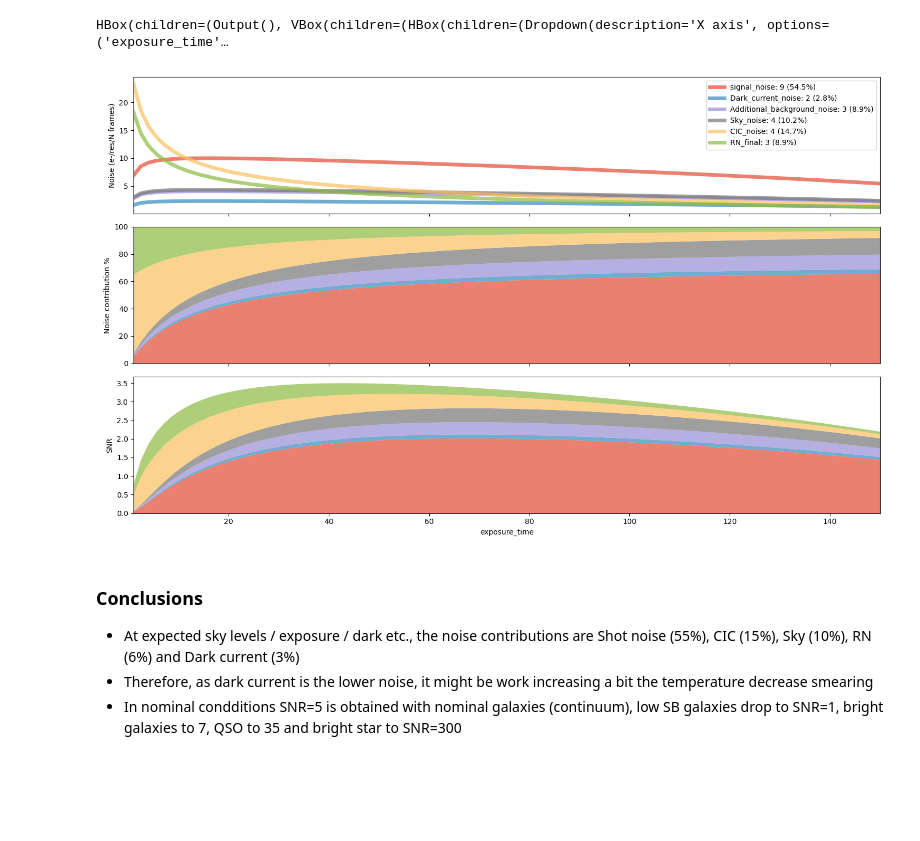
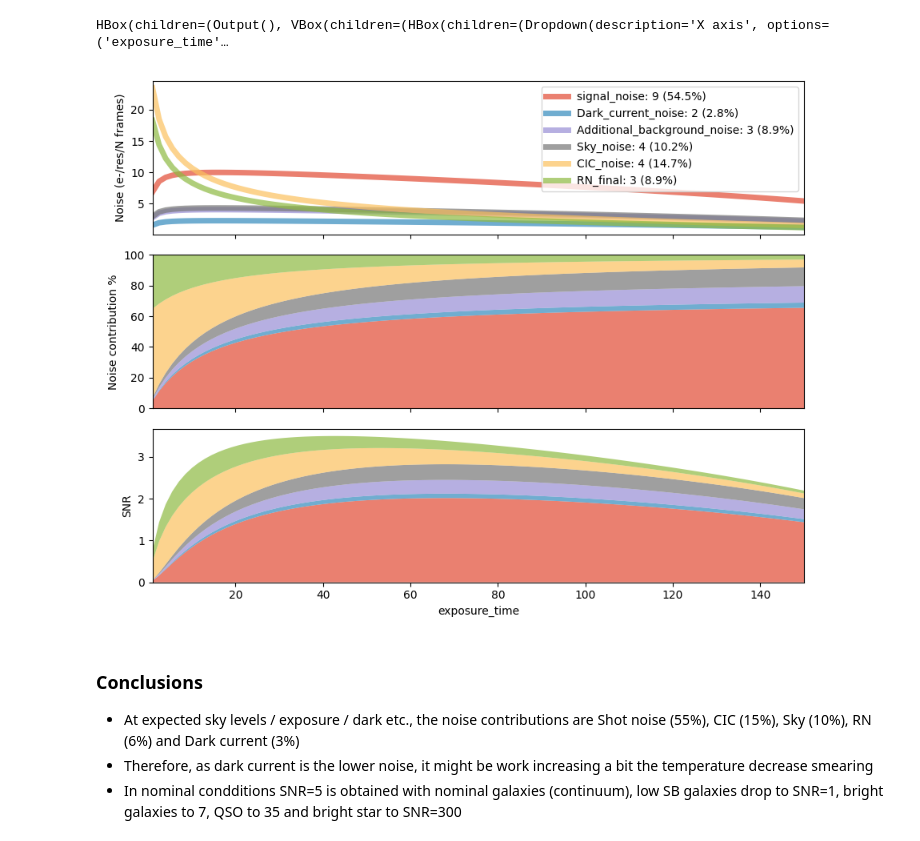
Before and after one commit to vpicouet/notebooks, a Jupyter notebook: ETC.ipynb, the cells around one changed output. Drawn from its saved outputs; the diff is of its cells as text; code cells hidden in the pictures; blank space fills up the shorter version.

```diff
--- a/ETC.ipynb
+++ b/ETC.ipynb
@@ -134,7 +134,7 @@ class Observation:
         # print(self.Signal_el)#RN=10ADU=45e-
         flux = self.Signal_el
         # sys.exit()
-        fig, (ax1, ax2) = plt.subplots(2,1,sharex=True,figsize=(10,6))
+        fig, (ax1, ax2) = plt.subplots(2,1,sharex=True,figsize=(9,5))
         flux=0.3
         size= (int(1e3),int(1e3))#int(1e5)#int(1e3*2e3)
         im = np.random.poisson(flux, size=size)
@@ -197,7 +197,7 @@ class Observation:
     def PlotNoise(self,title='',x='exposure_time'):
         # plt.style.use('seaborn')
         lw=5
-        fig, (ax1, ax2,ax3) = plt.subplots(3, 1, figsize=(15, 9), sharex=True)
+        fig, (ax1, ax2,ax3) = plt.subplots(3, 1, figsize=(9, 7), sharex=True)
         for i,(name,c) in enumerate(zip(["signal_noise","Dark_current_noise", "Additional_background_noise","Sky_noise", "CIC_noise", "RN_final"],colors)):
             ax1.plot(getattr(self,x), getattr(self,name)*self.factor,label='%s: %i (%0.1f%%)'%(name,(getattr(self,name)*self.factor)[np.argmax(self.snrs)],self.percents[i,np.argmax(self.snrs)]),lw=lw,alpha=0.7,c=c)
         # ax1.plot(getattr(self,x), getattr(self,"Total_noise_final")*self.factor,label="Total_noise_final", lw=lw,alpha=0.7,c='k')
@@ -252,7 +252,7 @@ class ExposureTimeCalulator(widgets.HBox):
         self.readout_time = widgets.FloatSlider( min=1.5, max=20,value=1.5, style = style, layout=Layout(width='500px'),description=r'RO time (s)',step=0.1)#$_{time}$
         self.x_axis=widgets.Dropdown(options=['exposure_time','Sky_LU','acquisition_time',"Signal","EM_gain","RN","CIC_charge","Dard_current" ,"readout_time"],value='exposure_time',description='X axis')
         self.mode=widgets.Dropdown(options=['Flight 2018','Nominal 2022 10MHz','Nominal 2022 100MHz'],value='Nominal 2022 10MHz',description='X axis')
-        self.counting_mode = widgets.Checkbox(value=False,description='Thresholding thoton counting',disabled=False)#,indent=False)
+        self.counting_mode = widgets.Checkbox(value=False,description='Thresholding photon counting',disabled=False)#,indent=False)
         # smearing = widgets.FloatSlider( min=0, max=1.5,value=0.7, layout=Layout(width='500px'),description='CTE not yet',step=0.001)#'$t_{aq}$ (h)') #widgets.Dropdown(options=[0.2,0.7,1.2],value=0.7,description='Smearing (pix)')
         self.photon_kept = widgets.FloatSlider( min=0.6, max=0.95,value=0.7, layout=Layout(width='500px'),description='Photon kept %',step=0.001)#'$t_{aq}$ (h)') #widgets.Dropdown(options=[0.2,0.7,1.2],value=0.7,description='Smearing (pix)')
 
@@ -303,36 +303,34 @@ class ExposureTimeCalulator(widgets.HBox):
             new = Observation(exposure_time=exposure_time,Sky_LU=Sky_LU, acquisition_time=acquisition_time,counting_mode=counting_mode,Signal=Signal,EM_gain=EM_gain,RN=RN,CIC_charge=CIC_charge,Dard_current=Dard_current,readout_time=readout_time,photon_kept=photon_kept)
             max=[]
             for i,name in enumerate(["signal_noise","Dark_current_noise", "Additional_background_noise","Sky_noise", "CIC_noise", "RN_final"]):
                 self.fig.axes[0].lines[i].set_xdata(getattr(new,x_axis))
                 self.fig.axes[0].lines[i].set_ydata(getattr(new,name)*new.factor)
                 max.append(np.nanmax(getattr(new,name)*new.factor))
                 self.fig.axes[0].lines[i].set_label('%s: %i (%0.1f%%)'%(name,(getattr(new,name)*new.factor)[np.argmax(new.snrs)],new.percents[i,np.argmax(new.snrs)]))
             self.ax0.set_ylim((0,np.max(max)))
 
             self.fig.axes[0].legend(loc='upper right')
             self.fig.axes[1].collections.clear()#cla()#
             self.fig.axes[1].stackplot(getattr(new,x_axis),new.percents,alpha=0.7,colors=colors)
             self.fig.axes[2].collections.clear()#cla()#
             self.fig.axes[2].stackplot(getattr(new,x_axis),new.snrs * np.array(new.noises).T[:-1,:]**2/new.Total_noise_final**2,alpha=0.7,colors=colors)
             # self.fig.axes[0].lines[0].set_ydata(new.SNR)
             # self.fig.axes[2].lines[0].set_ydata(new.SNR)
             # self.line.set_xdata(getattr(new,x_axis))
             # self.line.set_ydata(new.SNR)
             # self.line.set_data(getattr(new,x_axis),new.SNR)
             self.ax2.set_xlabel(x_axis)
             # self.fig.suptitle('$t_{aqu}$:%0.1fh,G$_{EM}$:%i, Counting:%s - SNR$_{MAX}$=%0.1f'%(new.acquisition_time,new.EM_gain,new.counting_mode,np.max(new.SNR)),y=1)
             # self.fig.axes[0].set_title('$t_{aqu}$:%0.1fh,G$_{EM}$:%i, Counting:%s - SNR$_{MAX}$=%0.1f'%(new.acquisition_time,new.EM_gain,new.counting_mode,np.max(new.SNR)),y=1)
             # self.ax2.set_ylim((np.min(new.SNR),1.1*np.max(new.SNR)))
             self.ax2.set_xlim((np.min(getattr(new,x_axis)),np.max(getattr(new,x_axis))))
             self.ax2.set_ylim((0,np.max(getattr(new,'SNR'))))
 
-        # self.fig.canvas.draw()
-        # return
 
 ETC = ExposureTimeCalulator()
 # %% [output]
 HBox(children=(Output(), VBox(children=(HBox(children=(Dropdown(description='X axis', options=('exposure_time'…
-[figure, old version]
+[figure, new version]
 # %% [markdown]
 
 ### Conclusions
```
Also changed, not shown: parts of 1 cell of this notebook, 3 other files.
